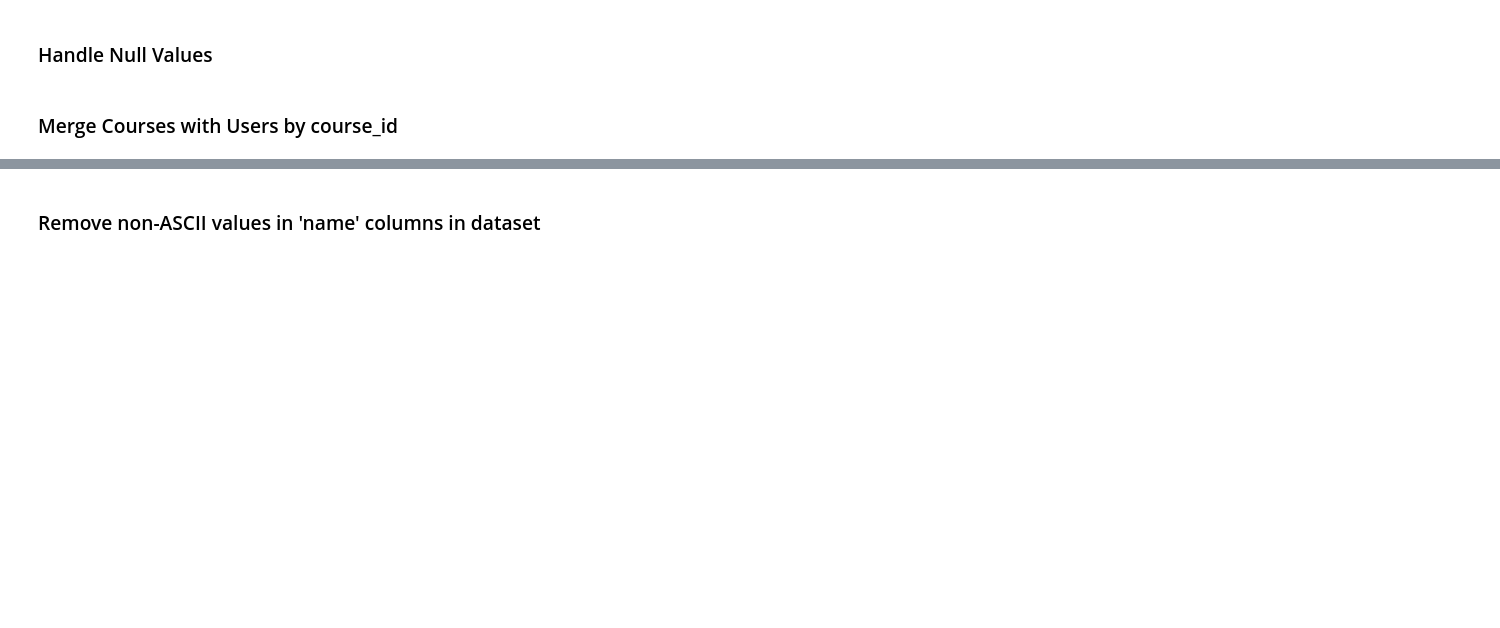
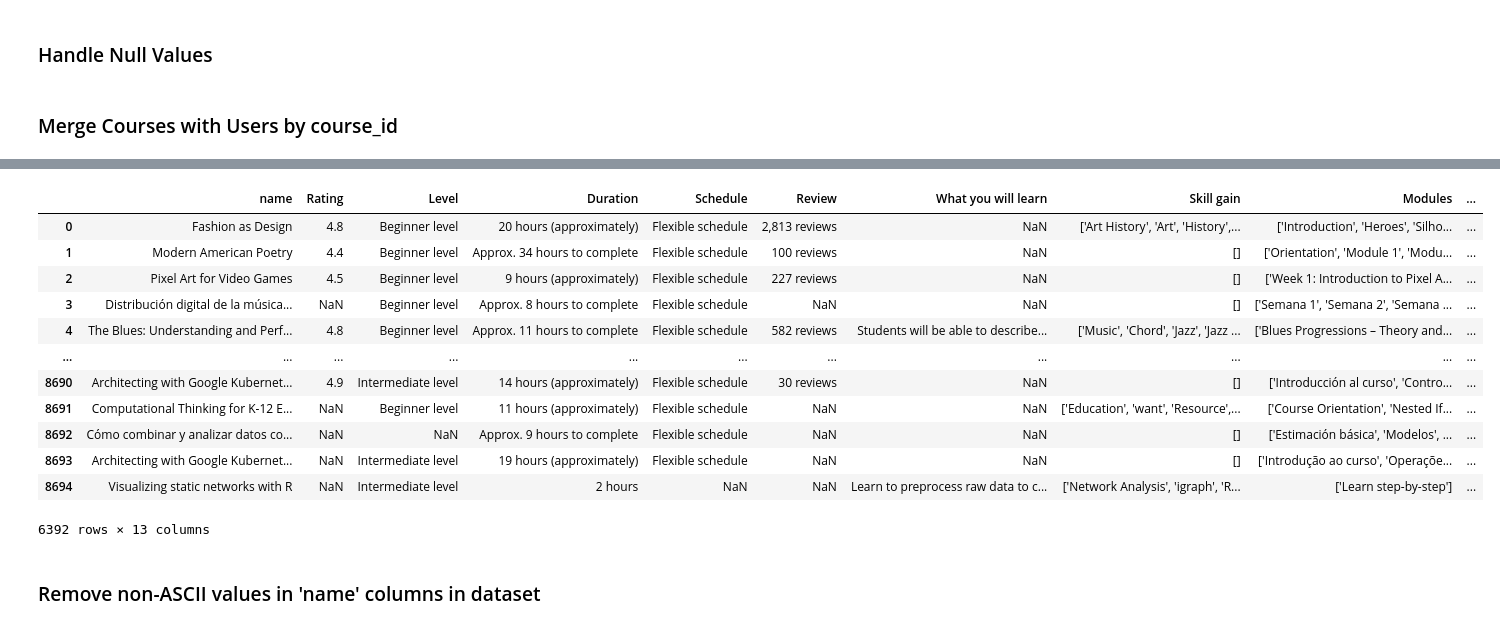
Before and after one commit to jacoblimjy/bt4222, a Jupyter notebook: main.ipynb, the cells around one changed output, grey strips where cells are left out. Saved outputs shown, nothing was run; the diff lists cells and outputs as text; code cells hidden in the pictures; blank space fills up the shorter version.

```diff
--- a/main.ipynb
+++ b/main.ipynb
@@ -33,3 +130,19 @@ temp = pd.merge(users, courses, on="course_id", how="inner")
+# %%
+courses_metadata
+# %% [output]
+|  | name | Rating | Level | Duration | Schedule | Review | What you will learn | Skill gain | Modules | ... |
+| 0 | Fashion as Design | 4.8 | Beginner level | 20 hours (approximately) | Flexible schedule | 2,813 reviews | NaN | ['Art History', 'Art', 'History',... | ['Introduction', 'Heroes', 'Silho... | ... |
+| 1 | Modern American Poetry | 4.4 | Beginner level | Approx. 34 hours to complete | Flexible schedule | 100 reviews | NaN | [] | ['Orientation', 'Module 1', 'Modu... | ... |
+| 2 | Pixel Art for Video Games | 4.5 | Beginner level | 9 hours (approximately) | Flexible schedule | 227 reviews | NaN | [] | ['Week 1: Introduction to Pixel A... | ... |
+| 3 | Distribución digital de la música... | NaN | Beginner level | Approx. 8 hours to complete | Flexible schedule | NaN | NaN | [] | ['Semana 1', 'Semana 2', 'Semana ... | ... |
+| 4 | The Blues: Understanding and Perf... | 4.8 | Beginner level | Approx. 11 hours to complete | Flexible schedule | 582 reviews | Students will be able to describe... | ['Music', 'Chord', 'Jazz', 'Jazz ... | ['Blues Progressions – Theory and... | ... |
+| ... | ... | ... | ... | ... | ... | ... | ... | ... | ... | ... |
+| 8690 | Architecting with Google Kubernet... | 4.9 | Intermediate level | 14 hours (approximately) | Flexible schedule | 30 reviews | NaN | [] | ['Introducción al curso', 'Contro... | ... |
+| 8691 | Computational Thinking for K-12 E... | NaN | Beginner level | 11 hours (approximately) | Flexible schedule | NaN | NaN | ['Education', 'want', 'Resource',... | ['Course Orientation', 'Nested If... | ... |
+| 8692 | Cómo combinar y analizar datos co... | NaN | NaN | Approx. 9 hours to complete | Flexible schedule | NaN | NaN | [] | ['Estimación básica', 'Modelos', ... | ... |
+| 8693 | Architecting with Google Kubernet... | NaN | Intermediate level | 19 hours (approximately) | Flexible schedule | NaN | NaN | [] | ['Introdução ao curso', 'Operaçõe... | ... |
+| 8694 | Visualizing static networks with R | NaN | Intermediate level | 2 hours | NaN | NaN | Learn to preprocess raw data to c... | ['Network Analysis', 'igraph', 'R... | ['Learn step-by-step'] | ... |
+6392 rows × 13 columns
 # %% [markdown]
 ### Remove non-ASCII values in 'name' columns in dataset
 # %%
```
Also changed, not shown: parts of 21 cells of this notebook.
